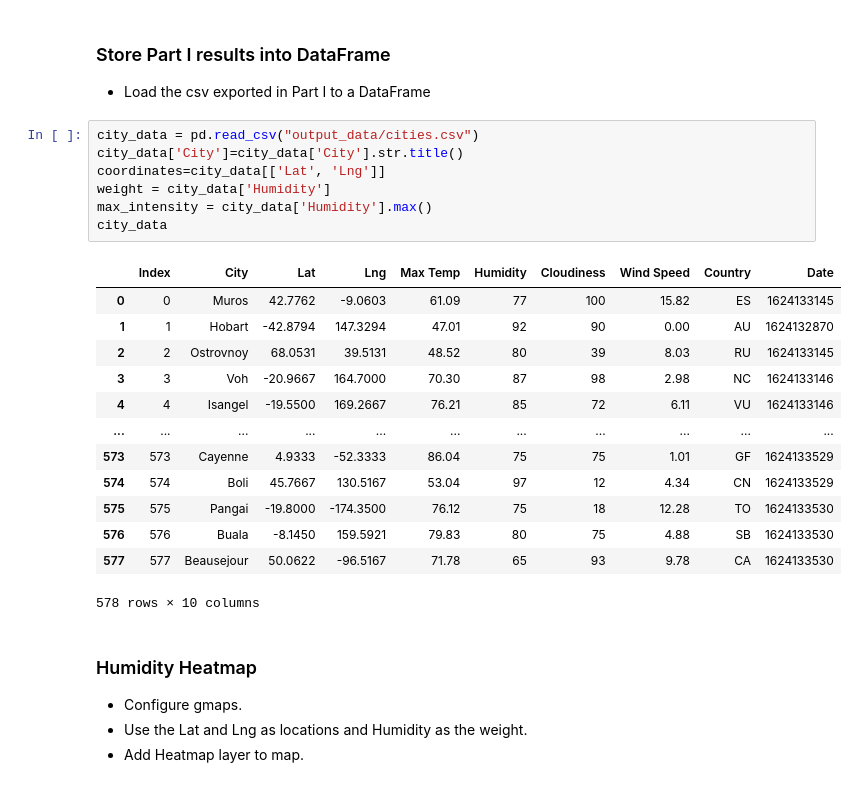
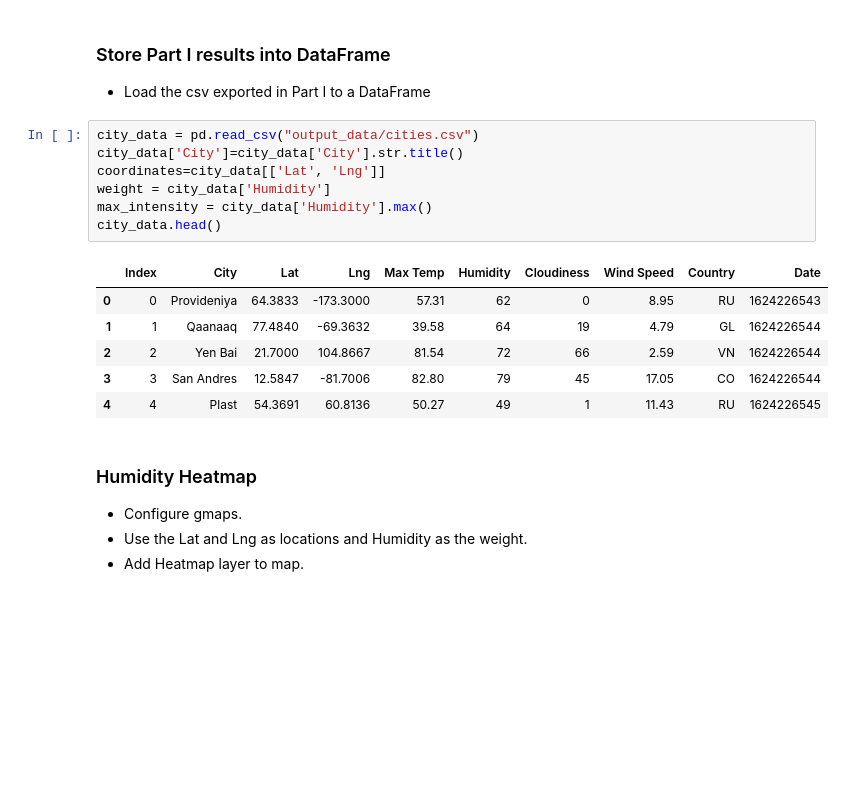
Before and after one commit to V-MalM/What-s-the-weather-like, a Jupyter notebook: WeatherPy/VacationPy.ipynb, the cells around one changed output. Cells and saved outputs as stored; diff of their text form; blank space fills up the shorter version.

```diff
--- a/WeatherPy/VacationPy.ipynb
+++ b/WeatherPy/VacationPy.ipynb
@@ -25,24 +25,17 @@ gmaps.configure(api_key=g_key)
 # %%
 city_data = pd.read_csv("output_data/cities.csv")
 city_data['City']=city_data['City'].str.title()
 coordinates=city_data[['Lat', 'Lng']]
 weight = city_data['Humidity']
 max_intensity = city_data['Humidity'].max()
-city_data
+city_data.head()
 # %% [output]
 |  | Index | City | Lat | Lng | Max Temp | Humidity | Cloudiness | Wind Speed | Country | Date |
-| 0 | 0 | Muros | 42.7762 | -9.0603 | 61.09 | 77 | 100 | 15.82 | ES | 1624133145 |
-| 1 | 1 | Hobart | -42.8794 | 147.3294 | 47.01 | 92 | 90 | 0.00 | AU | 1624132870 |
-| 2 | 2 | Ostrovnoy | 68.0531 | 39.5131 | 48.52 | 80 | 39 | 8.03 | RU | 1624133145 |
-| 3 | 3 | Voh | -20.9667 | 164.7000 | 70.30 | 87 | 98 | 2.98 | NC | 1624133146 |
-| 4 | 4 | Isangel | -19.5500 | 169.2667 | 76.21 | 85 | 72 | 6.11 | VU | 1624133146 |
-| ... | ... | ... | ... | ... | ... | ... | ... | ... | ... | ... |
-| 573 | 573 | Cayenne | 4.9333 | -52.3333 | 86.04 | 75 | 75 | 1.01 | GF | 1624133529 |
-| 574 | 574 | Boli | 45.7667 | 130.5167 | 53.04 | 97 | 12 | 4.34 | CN | 1624133529 |
-| 575 | 575 | Pangai | -19.8000 | -174.3500 | 76.12 | 75 | 18 | 12.28 | TO | 1624133530 |
-| 576 | 576 | Buala | -8.1450 | 159.5921 | 79.83 | 80 | 75 | 4.88 | SB | 1624133530 |
-| 577 | 577 | Beausejour | 50.0622 | -96.5167 | 71.78 | 65 | 93 | 9.78 | CA | 1624133530 |
+| 0 | 0 | Provideniya | 64.3833 | -173.3000 | 57.31 | 62 | 0 | 8.95 | RU | 1624226543 |
+| 1 | 1 | Qaanaaq | 77.4840 | -69.3632 | 39.58 | 64 | 19 | 4.79 | GL | 1624226544 |
+| 2 | 2 | Yen Bai | 21.7000 | 104.8667 | 81.54 | 72 | 66 | 2.59 | VN | 1624226544 |
+| 3 | 3 | San Andres | 12.5847 | -81.7006 | 82.80 | 79 | 45 | 17.05 | CO | 1624226544 |
+| 4 | 4 | Plast | 54.3691 | 60.8136 | 50.27 | 49 | 1 | 11.43 | RU | 1624226545 |
-578 rows × 10 columns
 # %% [markdown]
 ### Humidity Heatmap
 * Configure gmaps.
```
Also changed, not shown: parts of 3 cells of this notebook, 9 other files.
